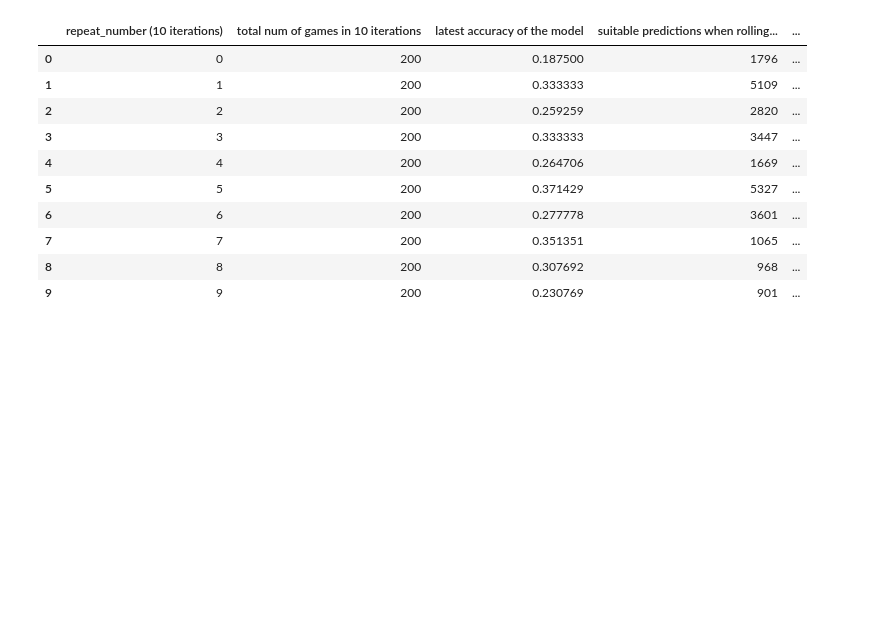
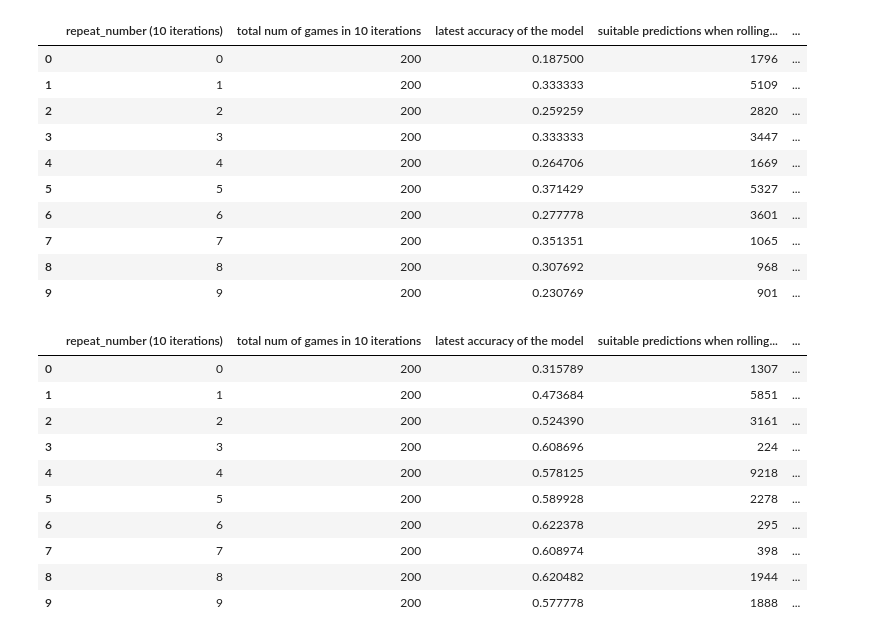
Before and after one commit to oxanaRC/CE888, a Jupyter notebook: Project3/my_project_code.ipynb, the cells around one changed output. Cells and saved outputs as stored; diff of their text form; code cells hidden in the pictures; blank space fills up the shorter version.

```diff
--- a/Project3/my_project_code.ipynb
+++ b/Project3/my_project_code.ipynb
@@ -769,3 +796,19 @@ display(df_exp6)
 | 7 | 7 | 200 | 0.351351 | 1065 | ... |
 | 8 | 8 | 200 | 0.307692 | 968 | ... |
 | 9 | 9 | 200 | 0.230769 | 901 | ... |
+# %%
+#experiment 7 (duplicate states in the dataset were not deleted) - same set up as experiment 4
+df_exp7=df_results
+display(df_exp7)
+# %% [output]
+|  | repeat_number (10 iterations) | total num of games in 10 iterations | latest accuracy of the model | suitable predictions when rolling... | ... |
+| 0 | 0 | 200 | 0.315789 | 1307 | ... |
+| 1 | 1 | 200 | 0.473684 | 5851 | ... |
+| 2 | 2 | 200 | 0.524390 | 3161 | ... |
+| 3 | 3 | 200 | 0.608696 | 224 | ... |
+| 4 | 4 | 200 | 0.578125 | 9218 | ... |
+| 5 | 5 | 200 | 0.589928 | 2278 | ... |
+| 6 | 6 | 200 | 0.622378 | 295 | ... |
+| 7 | 7 | 200 | 0.608974 | 398 | ... |
+| 8 | 8 | 200 | 0.620482 | 1944 | ... |
+| 9 | 9 | 200 | 0.577778 | 1888 | ... |
```
Also changed, not shown: parts of 2 cells of this notebook.
